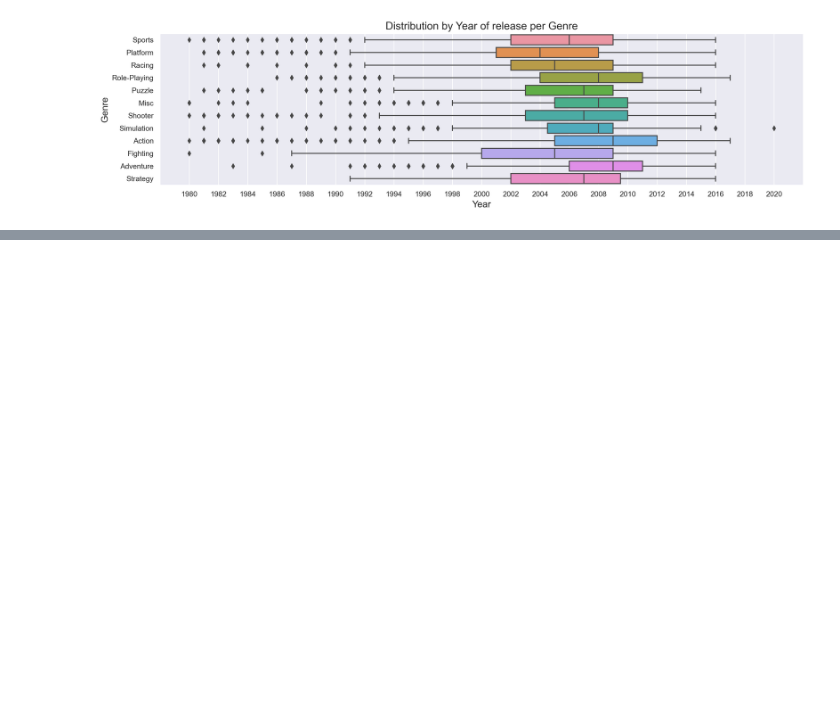
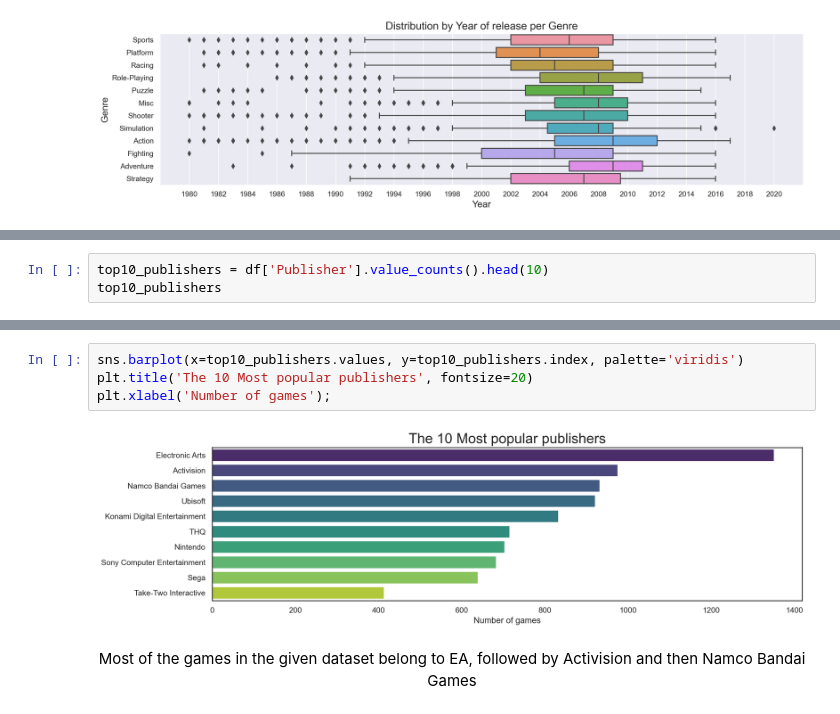
Before and after one commit to Manav099/ExploratoryDataAnalysis, a Jupyter notebook: Project03-videogame_sales/VideoGames_Sales_Analysis.ipynb, the cells around one changed output, grey strips where cells are left out. Cells and saved outputs as stored; diff of their text form; blank space fills up the shorter version.

```diff
--- a/Project03-videogame_sales/VideoGames_Sales_Analysis.ipynb
+++ b/Project03-videogame_sales/VideoGames_Sales_Analysis.ipynb
@@ -226,0 +203,3 @@ sns.countplot(data=top100, x='Platform')
+# %%
+top10_publishers = df['Publisher'].value_counts().head(10)
+top10_publishers
@@ -226,0 +218,8 @@ sns.countplot(data=top100, x='Platform')
+# %%
+sns.barplot(x=top10_publishers.values, y=top10_publishers.index, palette='viridis')
+plt.title('The 10 Most popular publishers', fontsize=20)
+plt.xlabel('Number of games');
+# %% [output]
+[figure, added]
+# %% [markdown]
+<center> Most of the games in the given dataset belong to EA, followed by Activision and then Namco Bandai Games </center>
```
Also changed, not shown: parts of 13 cells of this notebook.
